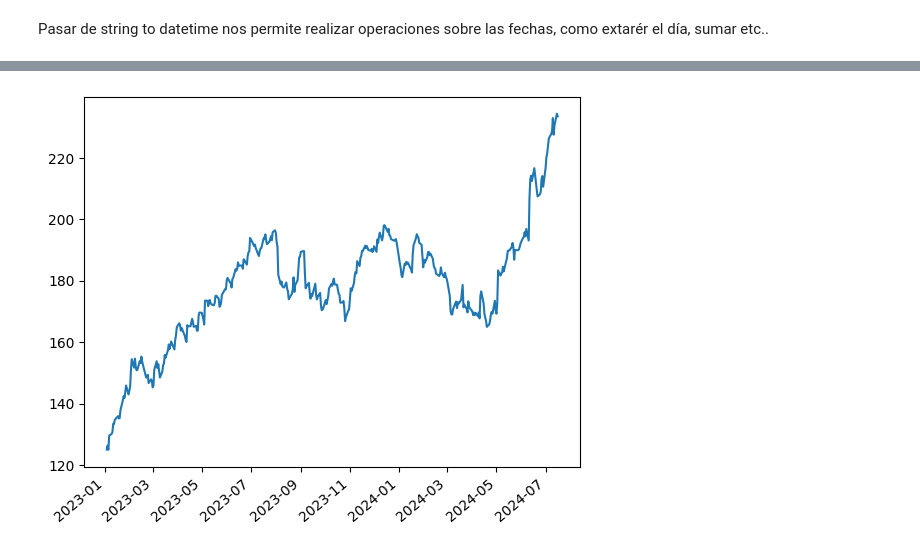
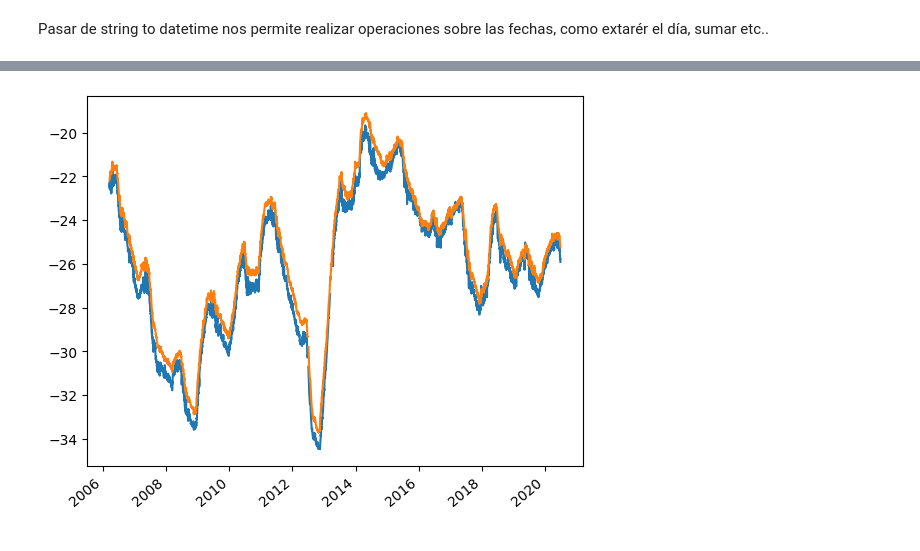
Before and after one commit to AngelRP8791/machine-learning-python-template, a Jupyter notebook: Time_series_Kaggle/1.- Intro Series financieras.ipynb, the cells around one changed output, grey strips where cells are left out. Cells and saved outputs as stored; diff of their text form; code cells hidden in the pictures.

```diff
--- a/Time_series_Kaggle/1.- Intro Series financieras.ipynb
+++ b/Time_series_Kaggle/1.- Intro Series financieras.ipynb
@@ -62,3 +79,4 @@ Text(0.5, 0, 'time')
 # %%
-df['time'] = pd.to_datetime(df['Date'])
+
+df['Date'] = pd.to_datetime(df['Date'])
 # %%
@@ -89,3 +104,3 @@ Timedelta('560 days 00:00:00')
 # %%
 # Extaer información relevante para analizar, por ejempo los días, los meses, etc..
-df['day'] = df['time'].dt.day
+df2['day'] = df2['Date'].dt.day
@@ -101,3 +122,3 @@ df.tail()
 # %%
-df['day_name'] = df['time'].dt.day_name()
+df2['day_name'] = df2['Date'].dt.day_name()
 # prueba con month, year
@@ -203,3 +210,3 @@ Text(0, 0.5, 'mean price')
 # %%
 # datetime como index
-df.set_index(df['time'], inplace=True) #Una ventaja  el ajuste de las fechas
+df2.set_index(df['Date'], inplace=True) #Una ventaja  el ajuste de las fechas
@@ -223,7 +223,8 @@ df
 # %%
-plt.plot(df['Close'])
+plt.plot(df2['Depth_to_Groundwater_P24'])
+plt.plot(df2['Depth_to_Groundwater_P25'])
 plt.xticks(rotation=40, ha='right'); #not show text
 # %% [output]
-[figure, old version]
+[figure, new version]
 # %%
 # determinando el índice podemos usar el slicing...
```
Also changed, not shown: parts of 29 cells of this notebook.
